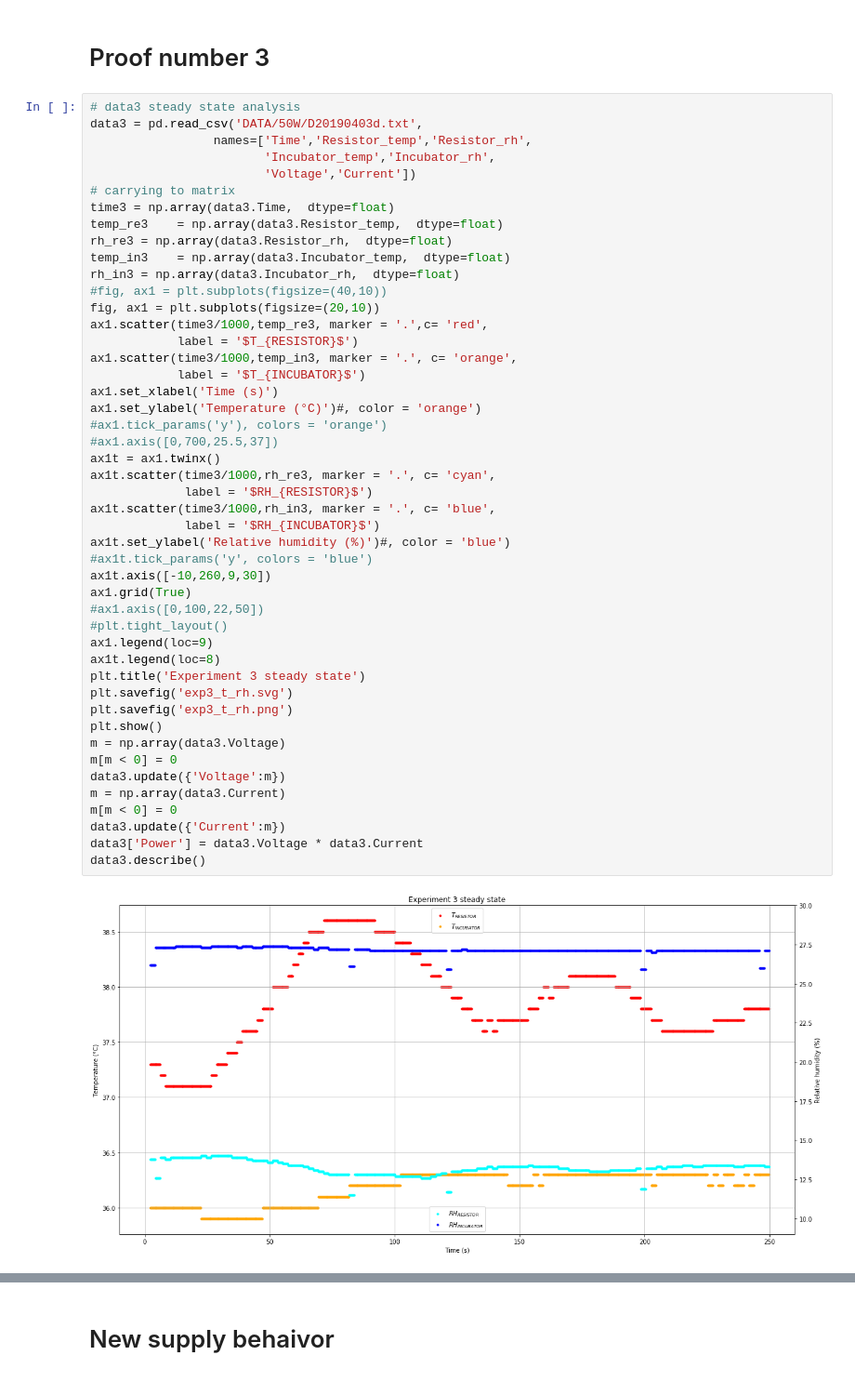
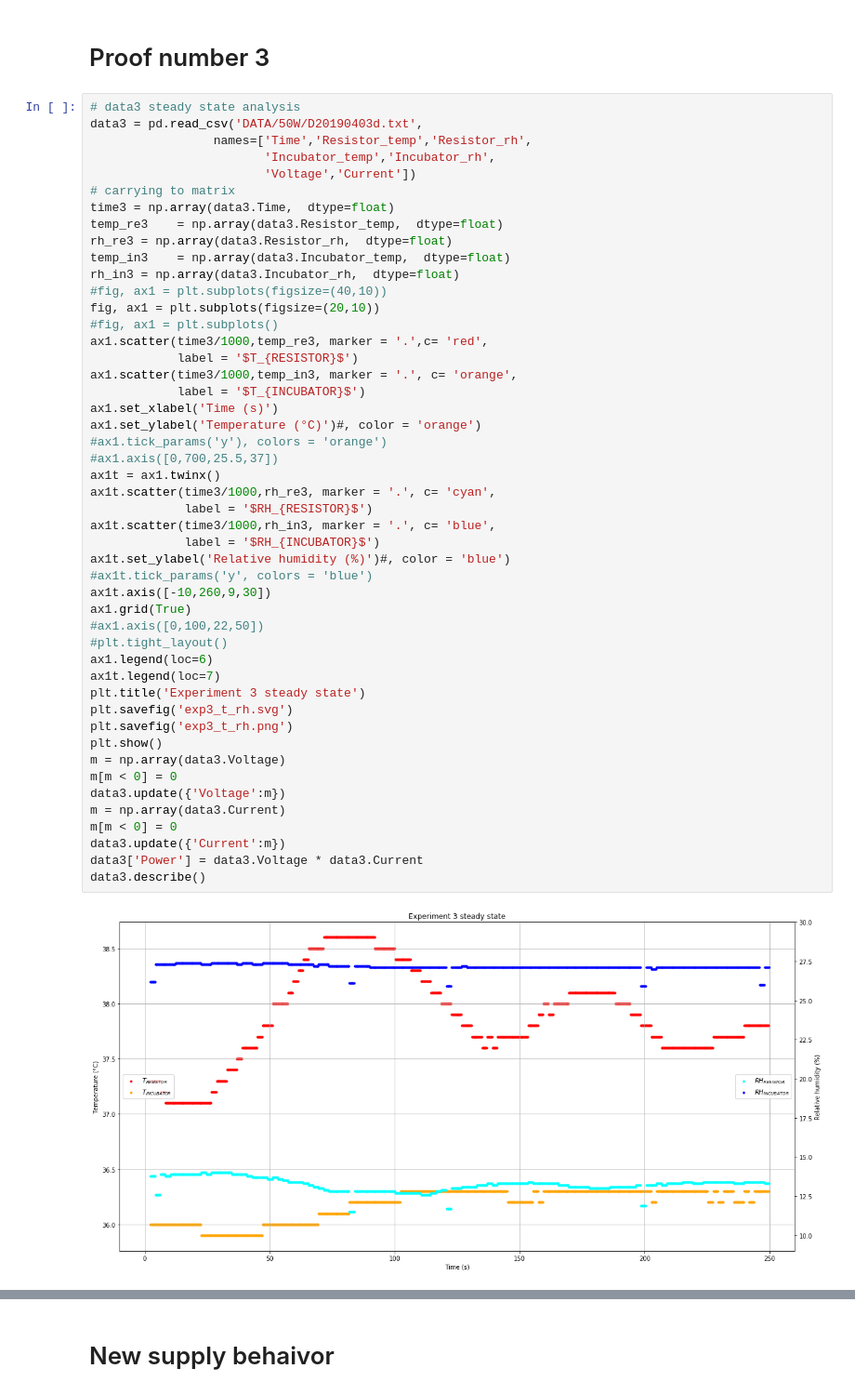
Before and after one commit to Ghiordy/Solar-incubator, a Jupyter notebook: Data-treatment/Experiment-april-2nd-week.ipynb, the cells around one changed output, grey strips where cells are left out. Shown at 93% size. Saved outputs shown, nothing was run; the diff lists cells and outputs as text.

```diff
--- a/Data-treatment/Experiment-april-2nd-week.ipynb
+++ b/Data-treatment/Experiment-april-2nd-week.ipynb
@@ -171,41 +175,42 @@ temp_in3    = np.array(data3.Incubator_temp,  dtype=float)
 rh_in3 = np.array(data3.Incubator_rh,  dtype=float)
 #fig, ax1 = plt.subplots(figsize=(40,10))
 fig, ax1 = plt.subplots(figsize=(20,10))
+#fig, ax1 = plt.subplots()
 ax1.scatter(time3/1000,temp_re3, marker = '.',c= 'red',
             label = '$T_{RESISTOR}$')
 ax1.scatter(time3/1000,temp_in3, marker = '.', c= 'orange',
             label = '$T_{INCUBATOR}$')
 ax1.set_xlabel('Time (s)')
 ax1.set_ylabel('Temperature (°C)')#, color = 'orange')
 #ax1.tick_params('y'), colors = 'orange')
 #ax1.axis([0,700,25.5,37])
 ax1t = ax1.twinx()
 ax1t.scatter(time3/1000,rh_re3, marker = '.', c= 'cyan',
              label = '$RH_{RESISTOR}$')
 ax1t.scatter(time3/1000,rh_in3, marker = '.', c= 'blue',
              label = '$RH_{INCUBATOR}$')
 ax1t.set_ylabel('Relative humidity (%)')#, color = 'blue')
 #ax1t.tick_params('y', colors = 'blue')
 ax1t.axis([-10,260,9,30])
 ax1.grid(True)
 #ax1.axis([0,100,22,50])
 #plt.tight_layout()
-ax1.legend(loc=9)
-ax1t.legend(loc=8)
+ax1.legend(loc=6)
+ax1t.legend(loc=7)
 plt.title('Experiment 3 steady state')
 plt.savefig('exp3_t_rh.svg')
 plt.savefig('exp3_t_rh.png')
 plt.show()
 m = np.array(data3.Voltage)
 m[m < 0] = 0
 data3.update({'Voltage':m})
 m = np.array(data3.Current)
 m[m < 0] = 0
 data3.update({'Current':m})
 data3['Power'] = data3.Voltage * data3.Current
 data3.describe()
 # %% [output]
-[figure, old version]
+[figure, new version]
 |  | Time | Resistor_temp | Resistor_rh | Incubator_temp | Incubator_rh | Voltage | Current | Power |
 | count | 1088.000000 | 1088.000000 | 1088.000000 | 1088.000000 | 1088.000000 | 1088.000000 | 1088.000000 | 1088.000000 |
 | mean | 125683.284926 | 37.876103 | 13.234651 | 36.180055 | 27.130607 | 12.311875 | 0.779458 | 9.481835 |
```
Also changed, not shown: parts of 5 cells of this notebook.
